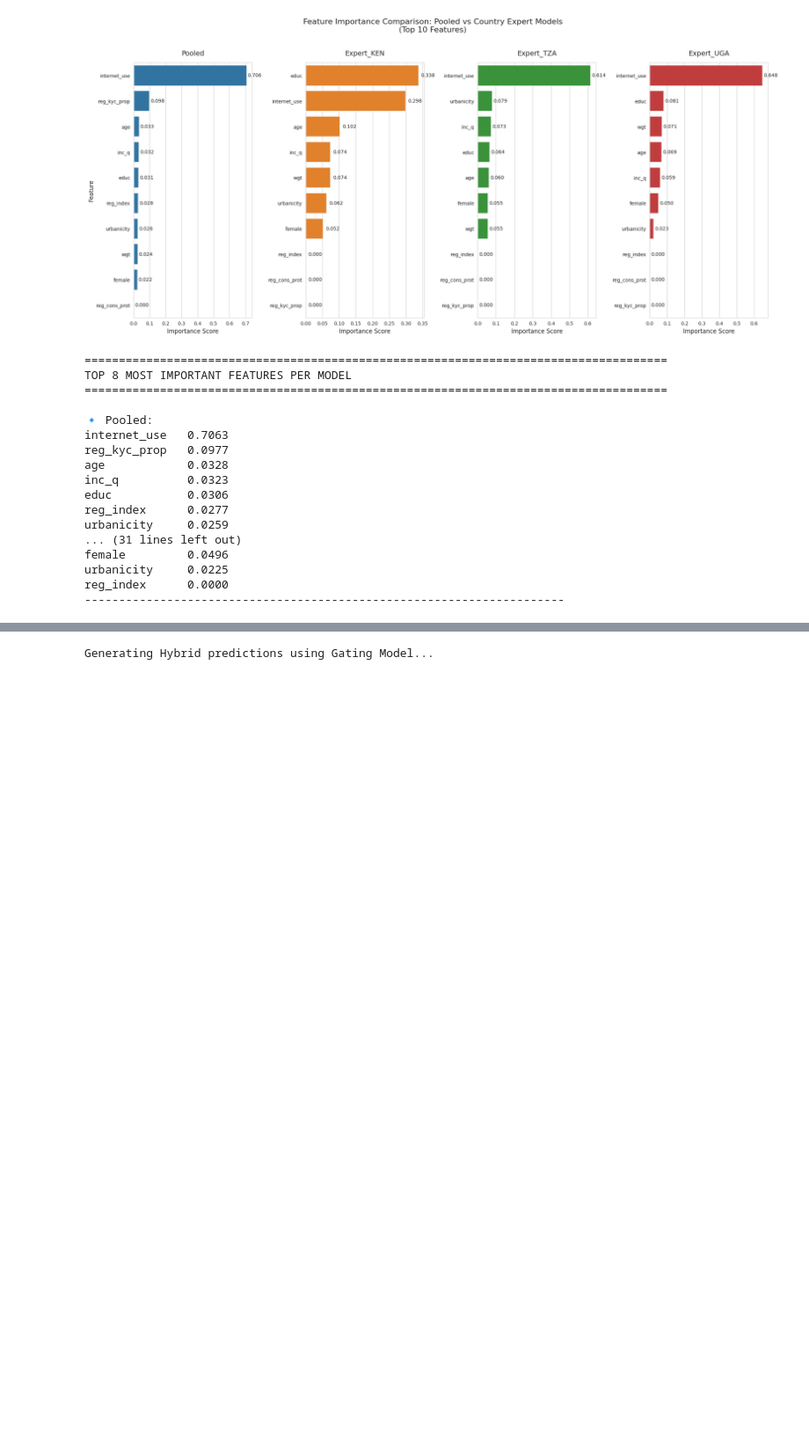
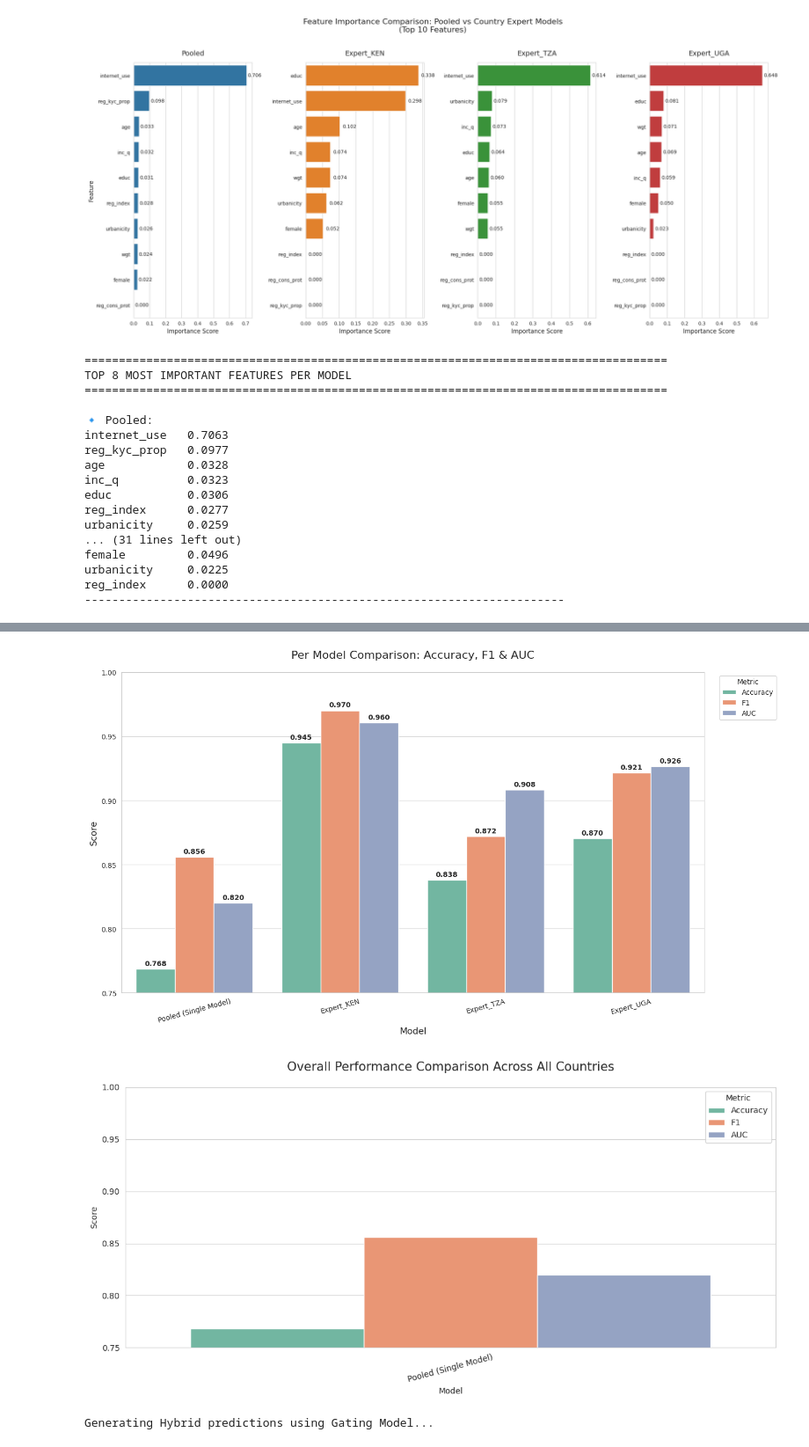
Before and after one commit to sitahlango-maker/Financial_Inclusion, a Jupyter notebook: cleanfinancialinclusion.ipynb, the cells around one changed output, grey strips where cells are left out. Shown at 88% size. Saved outputs shown, nothing was run; the diff lists cells and outputs as text; code cells hidden in the pictures; blank space fills up the shorter version.

```diff
--- a/cleanfinancialinclusion.ipynb
+++ b/cleanfinancialinclusion.ipynb
@@ -1507,3 +1839,73 @@ EVALUATING HYBRID MIXTURE-OF-EXPERTS SYSTEM
+# %%
+# PER MODEL COMPARISON GRAPH
+
+import matplotlib.pyplot as plt
+import seaborn as sns
+
+sns.set_style("whitegrid")
+
+# Prepare data
+plot_df = results_df.copy()
+
+# Melt for plotting
+plot_melt = plot_df.melt(
+    id_vars=['Model', 'Country'],
+    value_vars=['Accuracy', 'F1', 'AUC'],
+    var_name='Metric',
+    value_name='Score'
+)
+
+# Create Per-Model Comparison Plot
+plt.figure(figsize=(14, 8))
+
+sns.barplot(
+    data=plot_melt,
+    x='Model',
+    y='Score',
+    hue='Metric',
+    palette='Set2',
+    dodge=True
+)
+
+plt.title('Per Model Comparison: Accuracy, F1 & AUC', fontsize=16, pad=20)
+plt.ylabel('Score', fontsize=13)
+plt.xlabel('Model', fontsize=13)
+plt.xticks(rotation=15)
+plt.ylim(0.75, 1.0)
+plt.legend(title='Metric', bbox_to_anchor=(1.02, 1), loc='upper left')
+
+# Add value labels on bars
+for container in plt.gca().containers:
+    plt.gca().bar_label(container, fmt='%.3f', padding=3, fontsize=10, fontweight='bold')
+
+plt.tight_layout()
+plt.show()
+
+# Optional: Overall Performance Summary (Single Bar per Model)
+overall_df = plot_df[plot_df['Country'] == 'All'].copy()
+
+if not overall_df.empty:
+    plt.figure(figsize=(12, 6))
+    melt_overall = overall_df.melt(id_vars='Model', value_vars=['Accuracy', 'F1', 'AUC'])
+
+    sns.barplot(
+        data=melt_overall,
+        x='Model',
+        y='value',
+        hue='variable',
+        palette='Set2'
+    )
+
+    plt.title('Overall Performance Comparison Across All Countries', fontsize=15, pad=20)
+    plt.ylabel('Score')
+    plt.ylim(0.75, 1.0)
+    plt.xticks(rotation=15)
+    plt.legend(title='Metric')
+    plt.tight_layout()
+    plt.show()
+# %% [output]
+[figure, added]
+[figure, added]
 # %%
 #  HYBRID PREDICTIONS
 print("Generating Hybrid predictions using Gating Model...")
```
Also changed, not shown: parts of 10 cells of this notebook.
